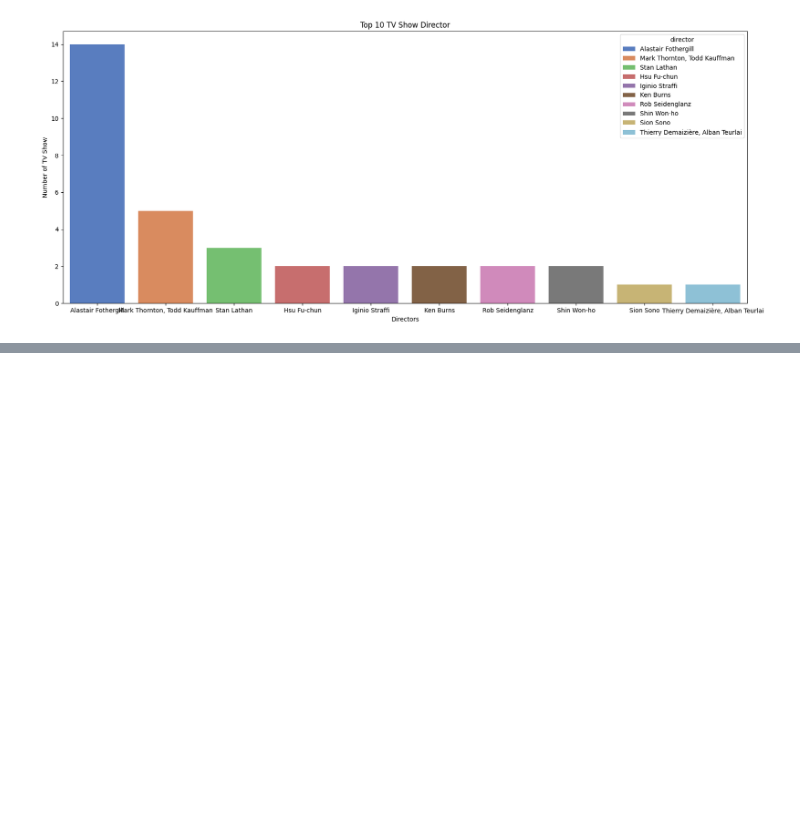
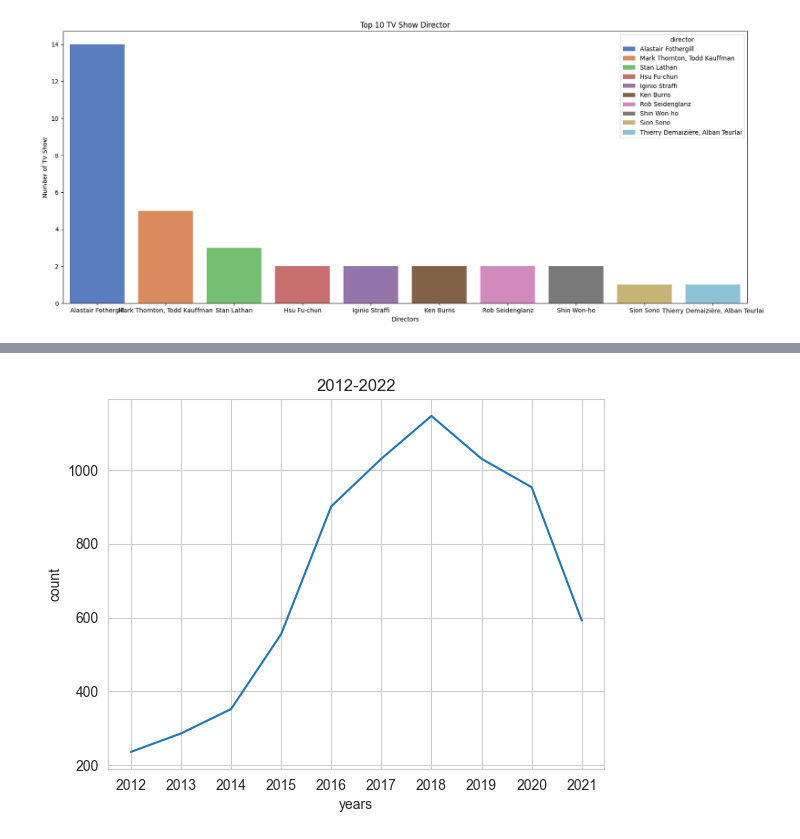
Before and after one commit to Dani-8/Netflix-Data-Analysis, a Jupyter notebook: Netflix-Data-Analysis.ipynb, the cells around one changed output, grey strips where cells are left out. Cells and saved outputs as stored; diff of their text form; code cells hidden in the pictures; blank space fills up the shorter version.

```diff
--- a/Netflix-Data-Analysis.ipynb
+++ b/Netflix-Data-Analysis.ipynb
@@ -378,7 +378,7 @@ release_years
 | 73 | 1947 | 1 |
 74 rows × 2 columns
 # %%
-top_10_releases_years = release_years.head(10)
+top_10_releases_years = release_years.sort_values(by="count", ascending=False).head(10)
 top_10_releases_years
 # %% [output]
 |  | release_year | count |
@@ -680,0 +683,10 @@ df[(df["country"] == "Pakistan") & (df["type"] == "Movie") & (df["director"] !=
+# %%
+plt.title("2012-2022")
+
+sns.lineplot(data=top_10_releases_years, x="release_year", y="count", legend=True, markers=True)
+s
+plt.xticks(top_10_releases_years['release_year'])
+plt.xlabel("years")
+plt.show()
+# %% [output]
+[figure, added]
```
Also changed, not shown: parts of 3 cells of this notebook.
